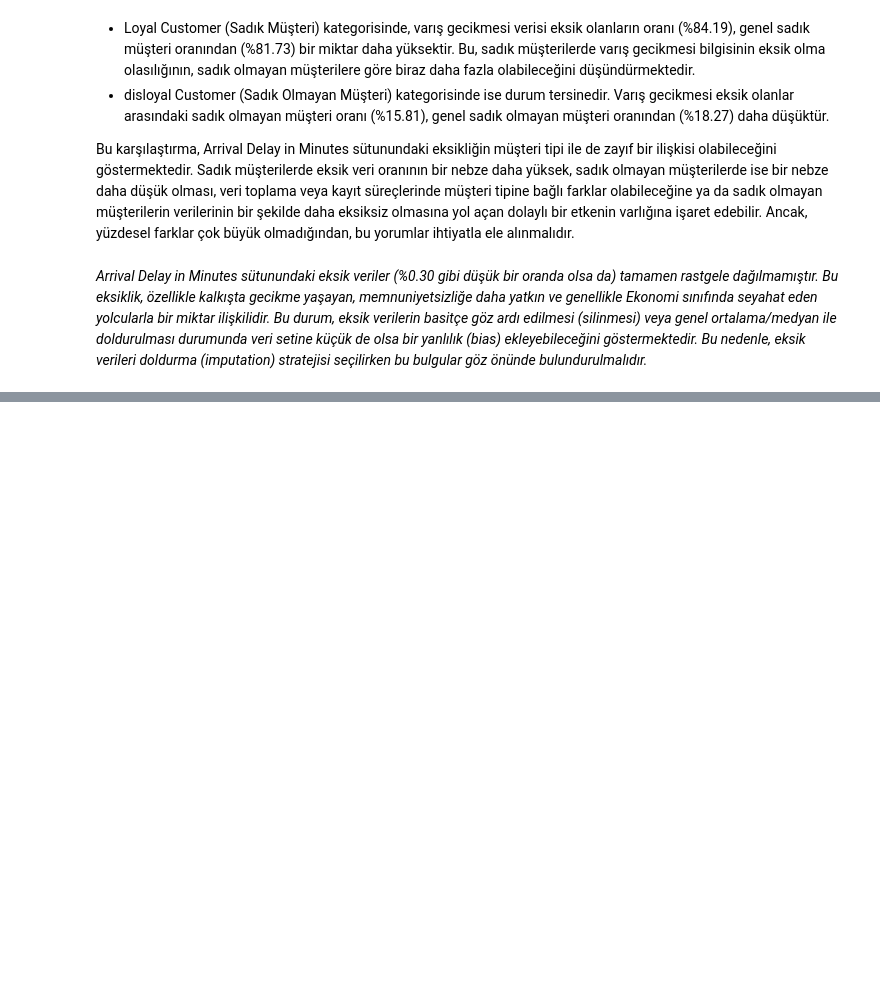
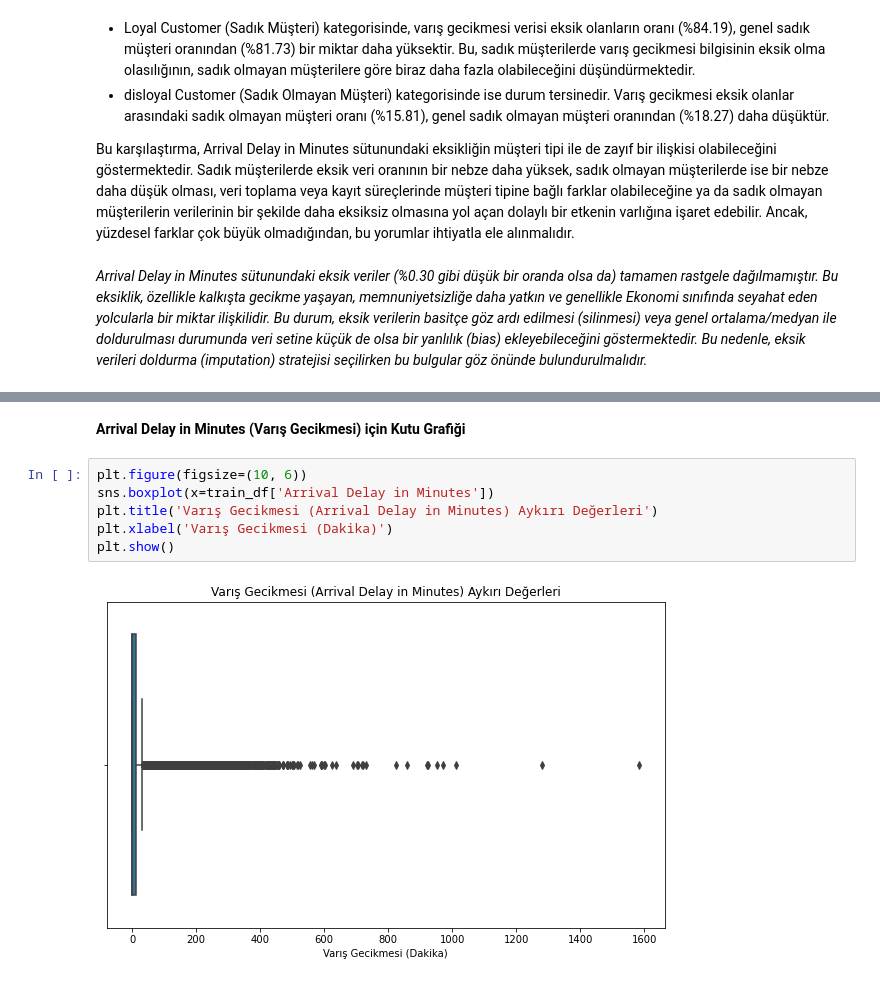
Before and after one commit to YarenAyan/Airline-Passenger-Satisfaction-Data-Analysis, a Jupyter notebook: Airline Passenger Satisfaction TR.ipynb, the cells around one changed output, grey strips where cells are left out. Saved outputs shown, nothing was run; the diff lists cells and outputs as text; blank space fills up the shorter version.

```diff
--- a/Airline Passenger Satisfaction TR.ipynb
+++ b/Airline Passenger Satisfaction TR.ipynb
@@ -414,0 +520,10 @@ Bence, *Arrival Delay in Minutes* sütununda tespit edilen %0.30'luk düşük ek
+# %% [markdown]
+**Arrival Delay in Minutes (Varış Gecikmesi) için Kutu Grafiği**
+# %%
+plt.figure(figsize=(10, 6))
+sns.boxplot(x=train_df['Arrival Delay in Minutes'])
+plt.title('Varış Gecikmesi (Arrival Delay in Minutes) Aykırı Değerleri')
+plt.xlabel('Varış Gecikmesi (Dakika)')
+plt.show()
+# %% [output]
+[figure, added]
```
Also changed, not shown: parts of 16 cells of this notebook.
